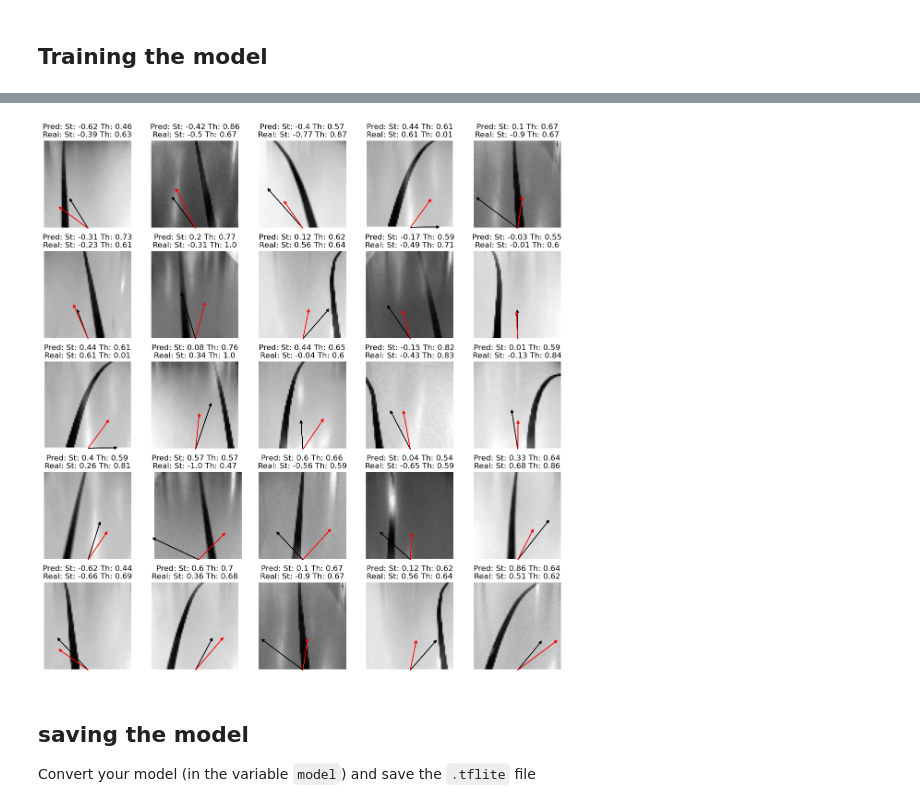
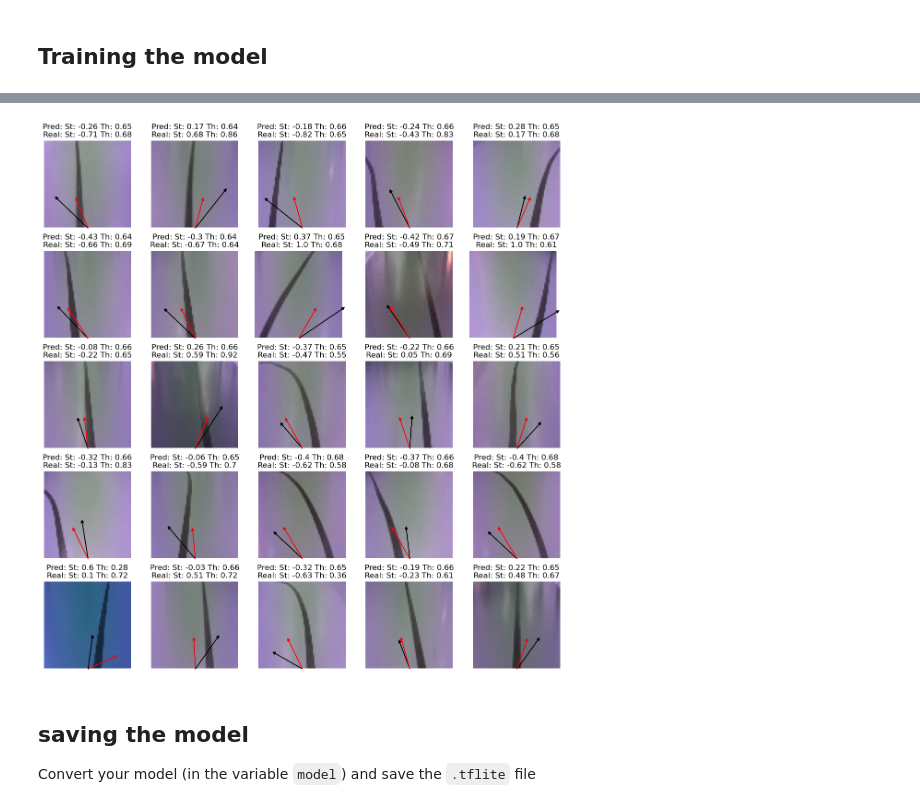
Before and after one commit to lucanatorvs/Applied_Artificial_Intelligence_Lab, a Jupyter notebook: project/trainingDataset.ipynb, the cells around one changed output, grey strips where cells are left out. Drawn from its saved outputs; the diff is of its cells as text; code cells hidden in the pictures.

```diff
--- a/project/trainingDataset.ipynb
+++ b/project/trainingDataset.ipynb
@@ -82,8 +84,9 @@ def preprocess(image):
     # crop the top 80 pixels
     image = image[80:,:,:]
     # convert to grayscale
-    image = cv2.cvtColor(image, cv2.COLOR_RGB2GRAY)
+    # image = cv2.cvtColor(image, cv2.COLOR_RGB2GRAY)
     # resize to 64x64
     image = cv2.resize(image, (64, 64))
-
+    # Scale the images to the range of [0, 1]
+    image = image / 255.0
     return image
@@ -217,23 +221,35 @@ print(image_shape)
 # make CNN the model
 model = keras.models.Sequential()
 # add the first convolutional layer
-model.add(keras.layers.Conv2D(filters=256, kernel_size=7, strides=2, padding="same", activation="relu", input_shape=(image_shape[0], image_shape[1], 1)))
-# add the first max pooling layer
-model.add(keras.layers.MaxPooling2D(pool_size=3, strides=2, padding="same"))
+model.add(keras.layers.Conv2D(filters=256, kernel_size=7, strides=2, padding="same", activation="relu", input_shape=(image_shape[0], image_shape[1], image_shape[2])))
+# add the first dropout layer
+model.add(keras.layers.Dropout(0.2))
 # add the second convolutional layer
-model.add(keras.layers.Conv2D(filters=64, kernel_size=3, strides=2, padding="same", activation="relu"))
+model.add(keras.layers.Conv2D(filters=128, kernel_size=3, strides=2, padding="same", activation="relu"))
+# add the second dropout layer
+model.add(keras.layers.Dropout(0.2))
+# add a layer downsample the image
+model.add(keras.layers.AveragePooling2D(pool_size=3, strides=2, padding="same"))
 # add the third convolutional layer
-model.add(keras.layers.Conv2D(filters=32, kernel_size=3, strides=1, padding="same", activation="relu"))
-# add the second max pooling layer
-model.add(keras.layers.MaxPooling2D(pool_size=3, strides=2, padding="same"))
+model.add(keras.layers.Conv2D(filters=64, kernel_size=3, strides=1, padding="same", activation="relu"))
 # reshape the data to 1D
 model.add(keras.layers.Flatten())
+# add the third dropout layer
+model.add(keras.layers.Dropout(0.2))
 # add the first dense layer
 model.add(keras.layers.Dense(128, activation="relu"))
+# add the fourth dropout layer
+model.add(keras.layers.Dropout(0.2))
+# add a BatchNormalization layer
+model.add(keras.layers.BatchNormalization())
 # add the second dense layer
 model.add(keras.layers.Dense(64, activation="relu"))
+# add the fifth dropout layer
+model.add(keras.layers.Dropout(0.2))
+# add a BatchNormalization layer
+model.add(keras.layers.BatchNormalization())
 # add the output layer
-model.add(keras.layers.Dense(2, activation="linear"))
+model.add(keras.layers.Dense(2, activation="tanh"))
 
 # compile the model
 model.compile(loss='mse', optimizer='adam', metrics=['mae'])
@@ -261,6 +277,6 @@ _________________________________________________________________
 # %% [markdown]
 ## Training the model
 # %%
-# Training the model
-history = model.fit(X_train, y_train, epochs=1000, batch_size=32, validation_data=(X_val, y_val))
+# Training the model, and after every epoch we update the history and plot the training and validation loss and accuracy, we also set the dropout rate to 0.5
+history = model.fit(X_train, y_train, epochs=500, batch_size=32, validation_data=(X_val, y_val), verbose=1, shuffle=True)
 # %% [output]
@@ -305,7 +338,7 @@ Final mean absolute error on validation set: 0.27334269881248474
 arrow_x = image_shape[1]/2
 arrow_y = image_shape[0]
 
-# now take a fer images from the val set and predict the steering angle and throttle
+# now take a few images from the val set and predict the steering angle and throttle
 # plot the image and the predicted steering angle and throttle and the real steering angle and throttle
 fig, axs = plt.subplots(5, 5, figsize=(15, 15))
 fig.subplots_adjust(hspace = .2, wspace=.001)
@@ -313,9 +346,9 @@ axs = axs.ravel()
 for i in range(25):
     index = random.randint(0, X_val.shape[0])
     axs[i].imshow(X_val[index], cmap='gray')
-    # predict the steering angle and throttle
-    st = model.predict(X_val[index].reshape(1, image_shape[0], image_shape[1], 1))[0][0]
-    th = model.predict(X_val[index].reshape(1, image_shape[0], image_shape[1], 1))[0][1]
+    # predict the steering angle and throttle for the image (array of size 12288)
+    st = model.predict(X_val[index].reshape(1, image_shape[0], image_shape[1], image_shape[2]))[0][0]
+    th = model.predict(X_val[index].reshape(1, image_shape[0], image_shape[1], image_shape[2]))[0][1]
     axs[i].set_title("Pred: St: " + str(round(st, 2)) + " Th: " + str(round(th, 2)) + "\nReal: St: " + str(y_val[index][0]) + " Th: " + str(y_val[index][1]))
     axs[i].axis('off')
     # plot the image, the predicted steering angle and throttle and the real steering angle and throttle
@@ -347,4 +380,4 @@ for i in range(25):
-[figure, old version]
+[figure, new version]
 # %% [markdown]
 ## saving the model
 
```
Also changed, not shown: parts of 18 cells of this notebook, 1 other file.
